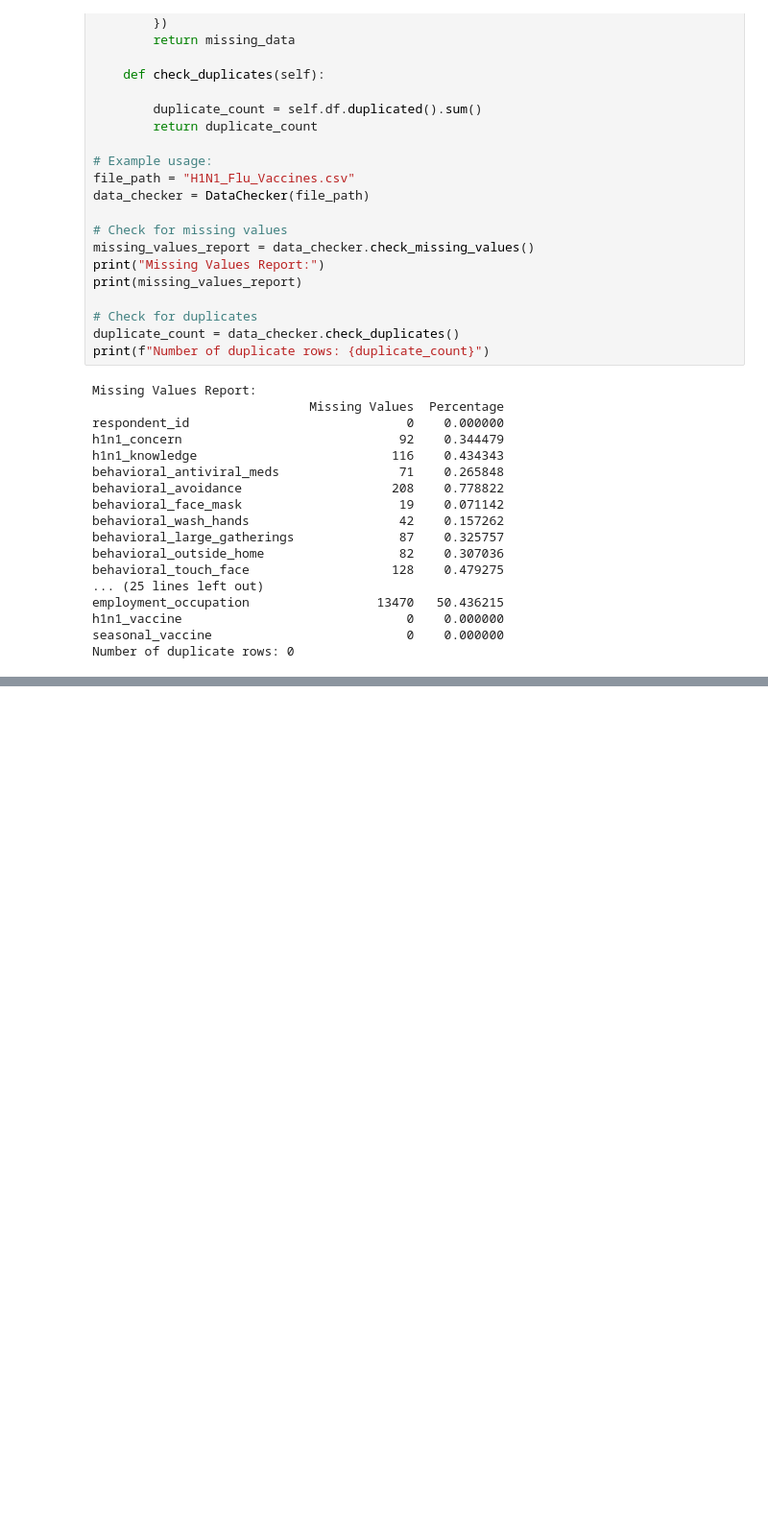
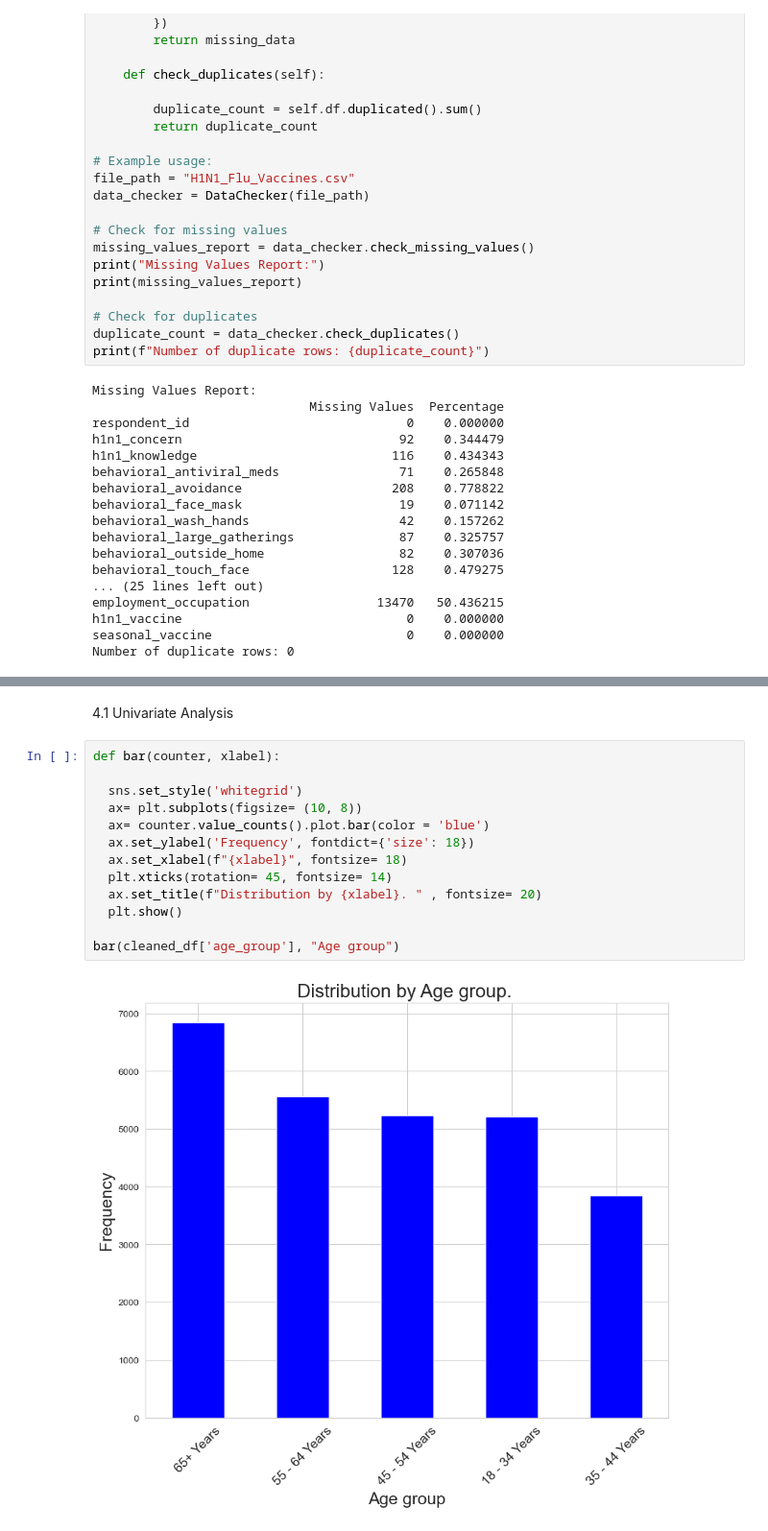
Before and after one commit to Jacintachepkemoi/Jacinta_Phase3, a Jupyter notebook: phase3.ipynb, the cells around one changed output, grey strips where cells are left out. Shown at 96% size. Saved outputs shown, nothing was run; the diff lists cells and outputs as text; blank space fills up the shorter version.

```diff
--- a/phase3.ipynb
+++ b/phase3.ipynb
@@ -200,0 +401,17 @@ None
+# %% [markdown]
+4.1 Univariate Analysis
+# %%
+def bar(counter, xlabel):
+
+  sns.set_style('whitegrid')
+  ax= plt.subplots(figsize= (10, 8))
+  ax= counter.value_counts().plot.bar(color = 'blue')
+  ax.set_ylabel('Frequency', fontdict={'size': 18})
+  ax.set_xlabel(f"{xlabel}", fontsize= 18)
+  plt.xticks(rotation= 45, fontsize= 14)
+  ax.set_title(f"Distribution by {xlabel}. " , fontsize= 20)
+  plt.show()
+
+bar(cleaned_df['age_group'], "Age group")
+# %% [output]
+[figure, added]
```
Also changed, not shown: parts of 31 cells of this notebook.
